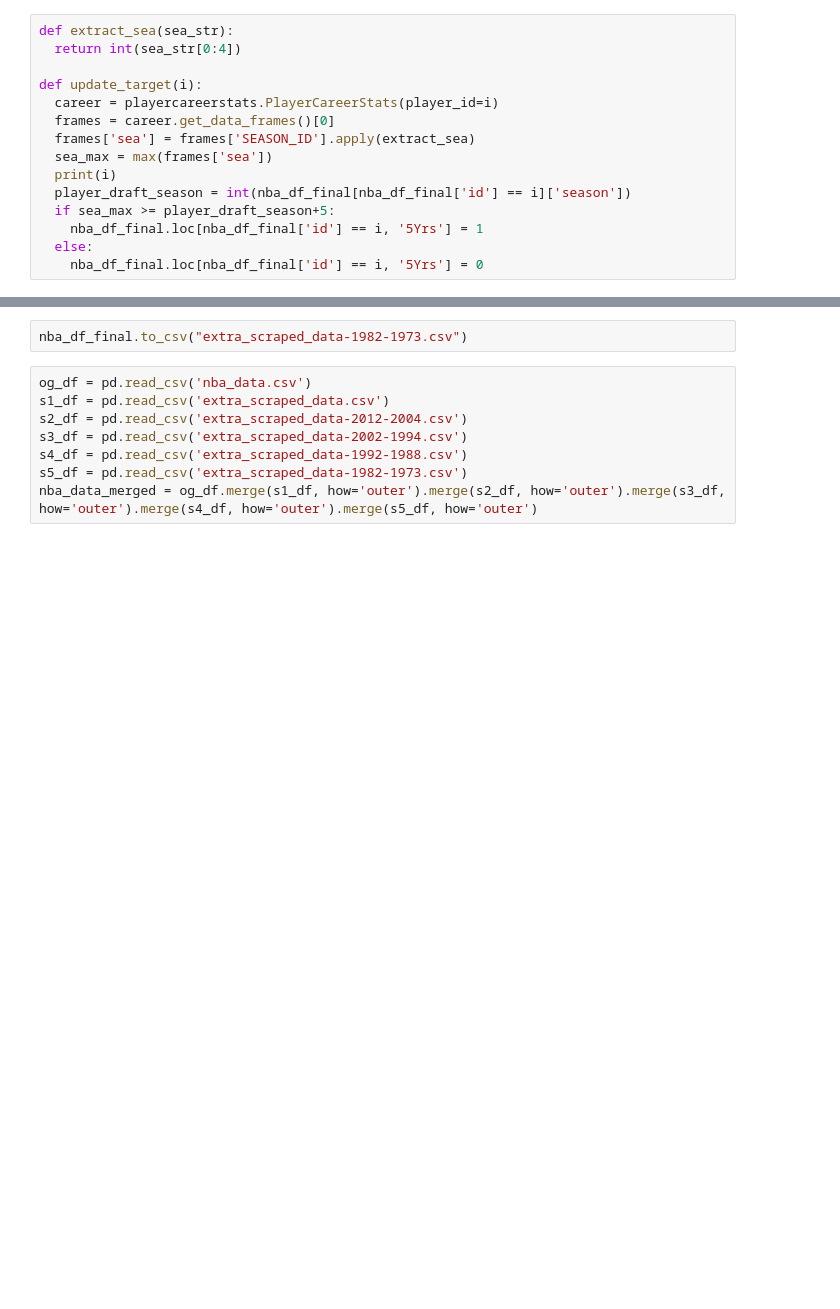
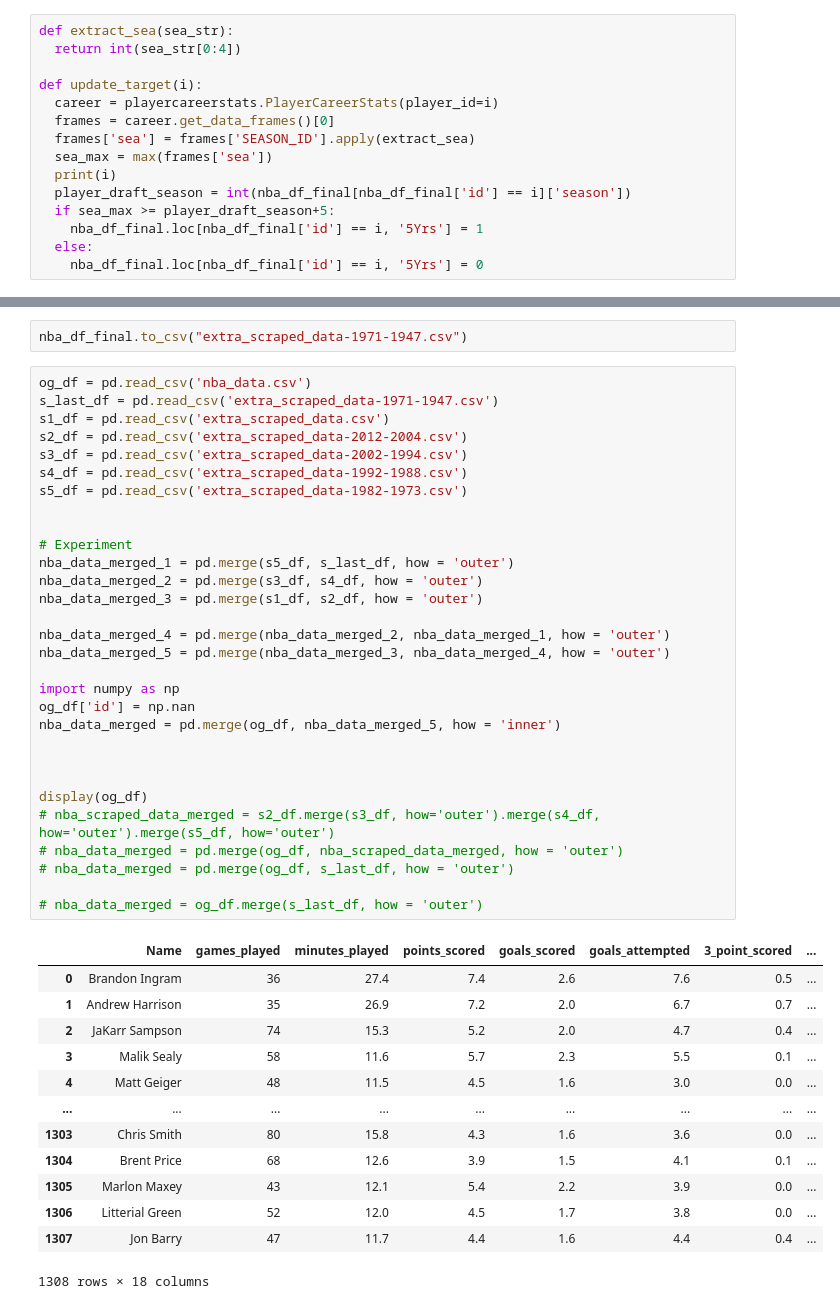
Before and after one commit to k-lohani/predicting-success-of-NBA-players, a Jupyter notebook: nba_data_scraping.ipynb, the cells around one changed output, grey strips where cells are left out. Drawn from its saved outputs; the diff is of its cells as text; blank space fills up the shorter version.

```diff
--- a/nba_data_scraping.ipynb
+++ b/nba_data_scraping.ipynb
@@ -145,10 +147,46 @@ Total not updated Shape:  (0, 19)
 # %%
-nba_df_final.to_csv("extra_scraped_data-1982-1973.csv")
+nba_df_final.to_csv("extra_scraped_data-1971-1947.csv")
 # %%
 og_df = pd.read_csv('nba_data.csv')
+s_last_df = pd.read_csv('extra_scraped_data-1971-1947.csv')
 s1_df = pd.read_csv('extra_scraped_data.csv')
 s2_df = pd.read_csv('extra_scraped_data-2012-2004.csv')
 s3_df = pd.read_csv('extra_scraped_data-2002-1994.csv')
 s4_df = pd.read_csv('extra_scraped_data-1992-1988.csv')
 s5_df = pd.read_csv('extra_scraped_data-1982-1973.csv')
-nba_data_merged = og_df.merge(s1_df, how='outer').merge(s2_df, how='outer').merge(s3_df, how='outer').merge(s4_df, how='outer').merge(s5_df, how='outer')
+
+
+# Experiment
+nba_data_merged_1 = pd.merge(s5_df, s_last_df, how = 'outer')
+nba_data_merged_2 = pd.merge(s3_df, s4_df, how = 'outer')
+nba_data_merged_3 = pd.merge(s1_df, s2_df, how = 'outer')
+
+nba_data_merged_4 = pd.merge(nba_data_merged_2, nba_data_merged_1, how = 'outer')
+nba_data_merged_5 = pd.merge(nba_data_merged_3, nba_data_merged_4, how = 'outer')
+
+import numpy as np
+og_df['id'] = np.nan
+nba_data_merged = pd.merge(og_df, nba_data_merged_5, how = 'inner')
+
+
+
+display(og_df)
+# nba_scraped_data_merged = s2_df.merge(s3_df, how='outer').merge(s4_df, how='outer').merge(s5_df, how='outer')
+# nba_data_merged = pd.merge(og_df, nba_scraped_data_merged, how = 'outer')
+# nba_data_merged = pd.merge(og_df, s_last_df, how = 'outer')
+
+# nba_data_merged = og_df.merge(s_last_df, how = 'outer')
+# %% [output]
+|  | Name | games_played | minutes_played | points_scored | goals_scored | goals_attempted | 3_point_scored | ... |
+| 0 | Brandon Ingram | 36 | 27.4 | 7.4 | 2.6 | 7.6 | 0.5 | ... |
+| 1 | Andrew Harrison | 35 | 26.9 | 7.2 | 2.0 | 6.7 | 0.7 | ... |
+| 2 | JaKarr Sampson | 74 | 15.3 | 5.2 | 2.0 | 4.7 | 0.4 | ... |
+| 3 | Malik Sealy | 58 | 11.6 | 5.7 | 2.3 | 5.5 | 0.1 | ... |
+| 4 | Matt Geiger | 48 | 11.5 | 4.5 | 1.6 | 3.0 | 0.0 | ... |
+| ... | ... | ... | ... | ... | ... | ... | ... | ... |
+| 1303 | Chris Smith | 80 | 15.8 | 4.3 | 1.6 | 3.6 | 0.0 | ... |
+| 1304 | Brent Price | 68 | 12.6 | 3.9 | 1.5 | 4.1 | 0.1 | ... |
+| 1305 | Marlon Maxey | 43 | 12.1 | 5.4 | 2.2 | 3.9 | 0.0 | ... |
+| 1306 | Litterial Green | 52 | 12.0 | 4.5 | 1.7 | 3.8 | 0.0 | ... |
+| 1307 | Jon Barry | 47 | 11.7 | 4.4 | 1.6 | 4.4 | 0.4 | ... |
+1308 rows × 18 columns
```
Also changed, not shown: parts of 16 cells of this notebook, 7 other files.
